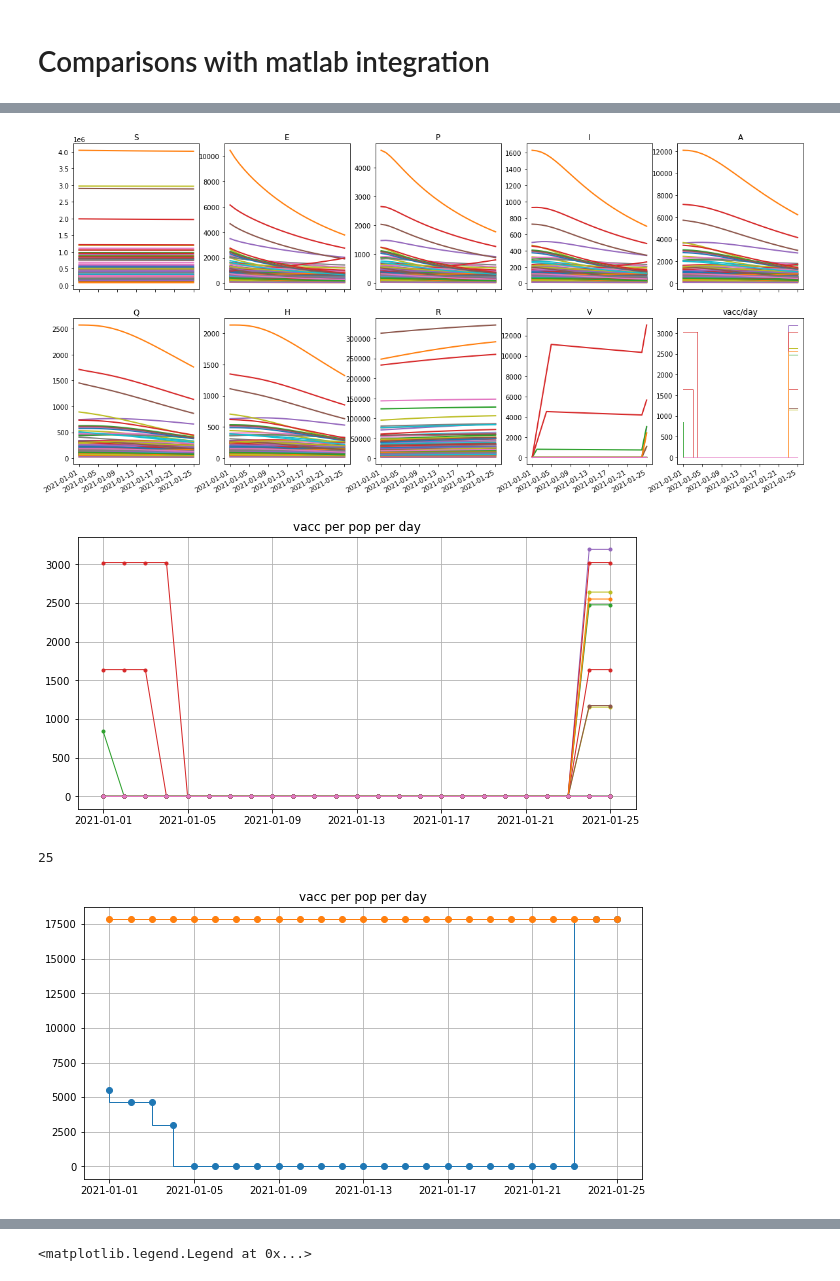
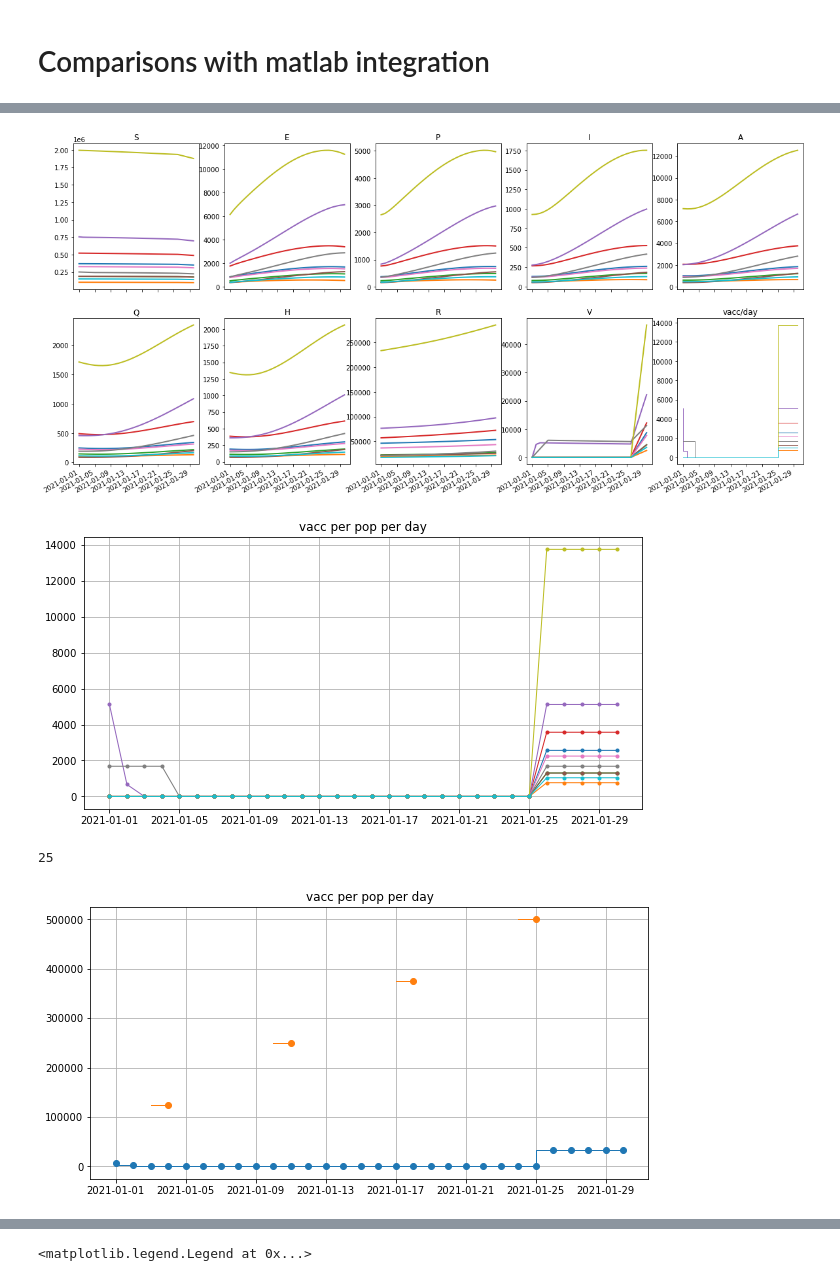
Before and after one commit to jcblemai/COVID-19_italy-vaccination-oc, a Jupyter notebook: analysis_ts.ipynb, the cells around one changed output, grey strips where cells are left out. Drawn from its saved outputs; the diff is of its cells as text; code cells hidden in the pictures.

Commit message:
bug fix: the constraint was nonsense as it was

```diff
--- a/analysis_ts.ipynb
+++ b/analysis_ts.ipynb
@@ -18,8 +18,7 @@ nx = 9
 states_names = ['S', 'E', 'P', 'I', 'A', 'Q', 'H', 'R', 'V']
 outdir = 'model_output/'
 when = 'future'
-file_prefix = f'2021-01-14_micro'
-outdir = '2021-01-14_micro/'
+file_prefix = f'week'
 #file_prefix = f'2021-01-14_nanoechopc'
 #outdir = '2021-01-14_nanoechopc'
 
@@ -27,18 +26,20 @@ myopt = None
 
 n_int_steps = 6
 nnodes = 107  # nodes
-ndays = 25
+ndays = 30
 
 setup = ItalySetup(nnodes, ndays, when)
 M = setup.nnodes
 N = len(setup.model_days) - 1
 
-with open(f'model_output/parameters_{nnodes}_{when}.pkl', 'rb') as inp:
+with open(f'italy-data/parameters_{nnodes}_{when}.pkl', 'rb') as inp:
     p = pickle.load(inp)
 # %% [output]
 Loaded Italy Setup with 107 nodes.
+# %%
+maxvaccrate_regional, stockpile_national, stockpile_national_constraint, control_initial = build_scenario(setup, pick_scenario(setup, 1))
 # %%
-filename = '2021-01-14_micro/2021-01-14_micro-L-r15-t125000-opt-107_25.csv'
+filename = '2021-01-15-10_30/week-U-r1-t12500-opt-10_30.csv'
 #filename = 'model_output/-L-r15-t125000-opt-107_10.csv'
 #filename = '2021-01-14_nanoechopc/microechopc-L-r1-t125000-opt-107_15.csv'
 mydata = pd.read_csv(filename, index_col= 'date', parse_dates=True)
@@ -91,7 +94,7 @@ axes.flat[-1].step(mydata[(mydata['comp'] == 'vacc')].pivot(columns = 'place', v
 axes.flat[-1].set_title('vacc/day')
 fig.autofmt_xdate()
 # %% [output]
-[figure, old version]
+[figure, new version]
 # %%
 len(setup.pop_node[mydata['placeID']])
 # %%
@@ -108,7 +111,7 @@ ax.plot(mydata[(mydata['comp'] == st)].pivot(columns = 'place', values=value), l
 ax.set_title(st + ' per pop per day');
 ax.grid()
 # %% [output]
-[figure, old version]
+[figure, new version]
 # %%
 ndays
 # %% [output]
@@ -116,19 +119,18 @@ ndays
 # %%
 fig, ax = plt.subplots(1,1, figsize = (10,5))
 i = 8
 st = states_names[i]
 st = 'vacc'
 value = 'value'
 
 ax.step(mydata[(mydata['comp'] == st)].pivot(columns = 'place', values=value).index,
         mydata[(mydata['comp'] == st)].pivot(columns = 'place', values=value).sum(axis=1), lw = 1, ls = '-', marker='o')
-ax.step(mydata[(mydata['comp'] == st)].pivot(columns = 'place', values=value).index,
-        np.ones(ndays)*dosesperweek/7, lw = 1, ls = '-', marker='o')
+ax.step(mydata[(mydata['comp'] == st)].pivot(columns = 'place', values=value).index[:-1],  stockpile_national_constraint, lw = 1, ls = '-', marker='o')
 #ax.plot(myopt[(myopt['comp'] == st)].pivot(columns = 'place', values=value), lw = 3, ls = '', marker='x')
 
 #ax.plot(p.matlab_model_days, p.matlab_initial[:,:,i].T, linestyle='-', lw = .5)
 ax.set_title(st + ' per pop per day');
 ax.grid()
 #ax.set_ylim(0)
 # %% [output]
-[figure, old version]
+[figure, new version]
```
Also changed, not shown: parts of 8 cells of this notebook, 2 other files.
